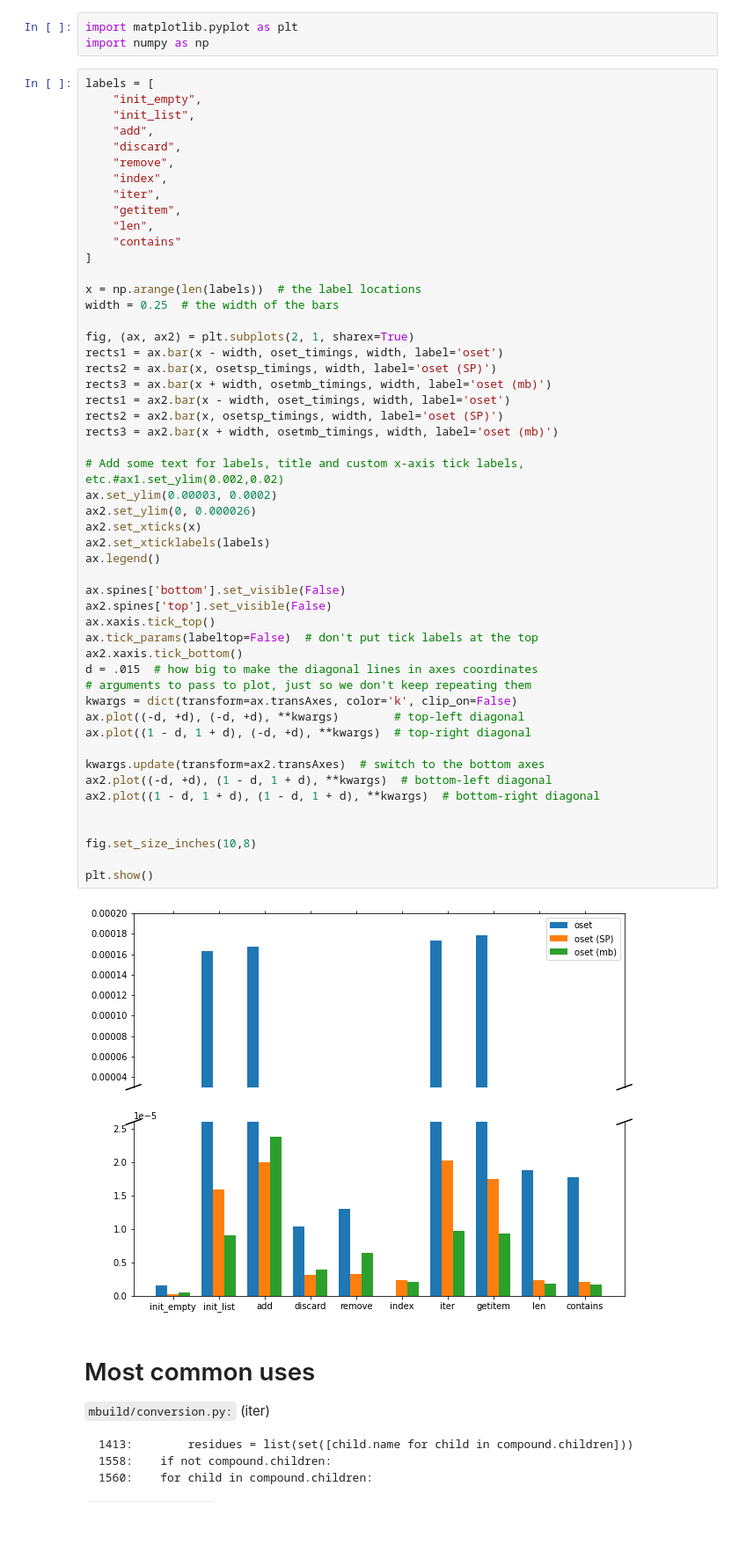
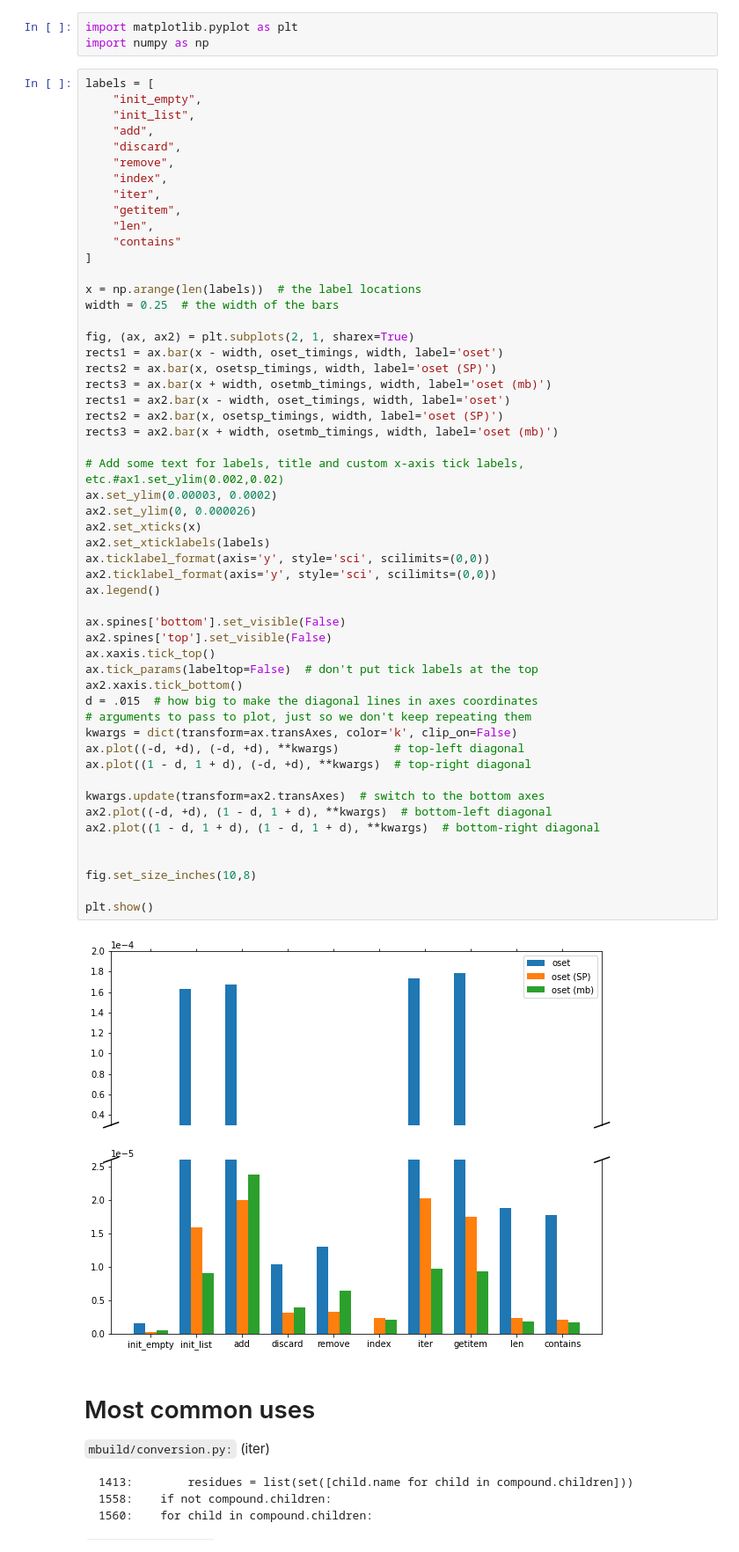
Before and after one commit to mosdef-hub/mbuild, a Jupyter notebook: benchmarking.ipynb, the cells around one changed output. Shown at 88% size. Cells and saved outputs as stored; diff of their text form; blank space fills up the shorter version.

```diff
--- a/benchmarking.ipynb
+++ b/benchmarking.ipynb
@@ -321,34 +321,36 @@ rects1 = ax2.bar(x - width, oset_timings, width, label='oset')
 rects2 = ax2.bar(x, osetsp_timings, width, label='oset (SP)')
 rects3 = ax2.bar(x + width, osetmb_timings, width, label='oset (mb)')
 
 # Add some text for labels, title and custom x-axis tick labels, etc.#ax1.set_ylim(0.002,0.02)
 ax.set_ylim(0.00003, 0.0002)
 ax2.set_ylim(0, 0.000026)
 ax2.set_xticks(x)
 ax2.set_xticklabels(labels)
+ax.ticklabel_format(axis='y', style='sci', scilimits=(0,0))
+ax2.ticklabel_format(axis='y', style='sci', scilimits=(0,0))
 ax.legend()
 
 ax.spines['bottom'].set_visible(False)
 ax2.spines['top'].set_visible(False)
 ax.xaxis.tick_top()
 ax.tick_params(labeltop=False)  # don't put tick labels at the top
 ax2.xaxis.tick_bottom()
 d = .015  # how big to make the diagonal lines in axes coordinates
 # arguments to pass to plot, just so we don't keep repeating them
 kwargs = dict(transform=ax.transAxes, color='k', clip_on=False)
 ax.plot((-d, +d), (-d, +d), **kwargs)        # top-left diagonal
 ax.plot((1 - d, 1 + d), (-d, +d), **kwargs)  # top-right diagonal
 
 kwargs.update(transform=ax2.transAxes)  # switch to the bottom axes
 ax2.plot((-d, +d), (1 - d, 1 + d), **kwargs)  # bottom-left diagonal
 ax2.plot((1 - d, 1 + d), (1 - d, 1 + d), **kwargs)  # bottom-right diagonal
 
 
 fig.set_size_inches(10,8)
 
 plt.show()
 # %% [output]
-[figure, old version]
+[figure, new version]
 # %% [markdown]
 # Most common uses
 `mbuild/conversion.py:` (iter)
```
